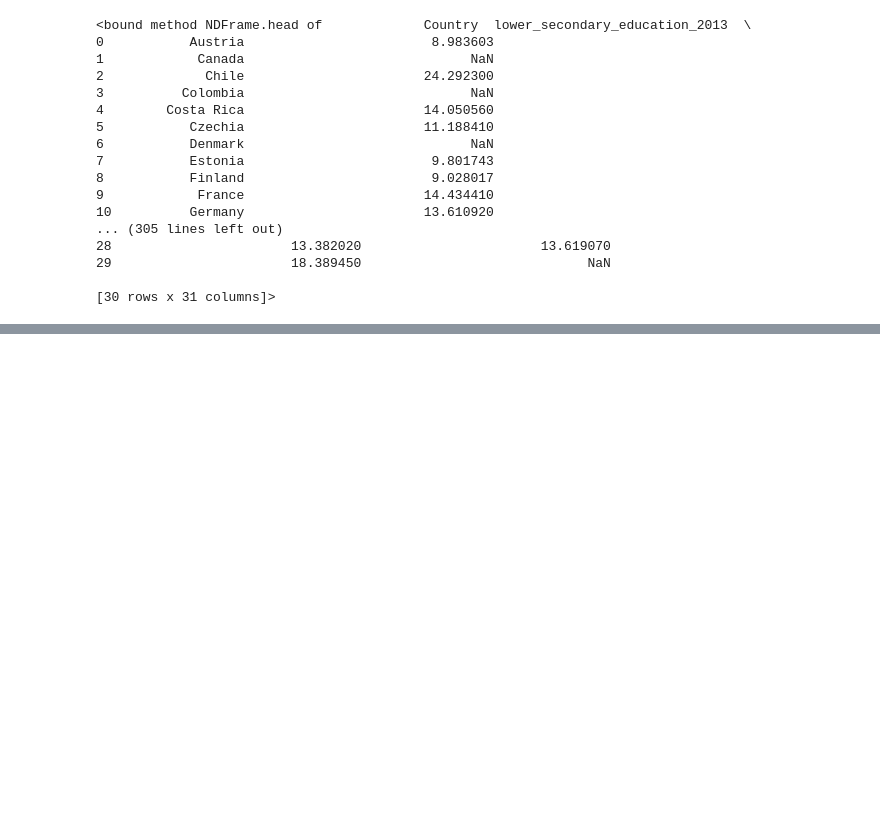
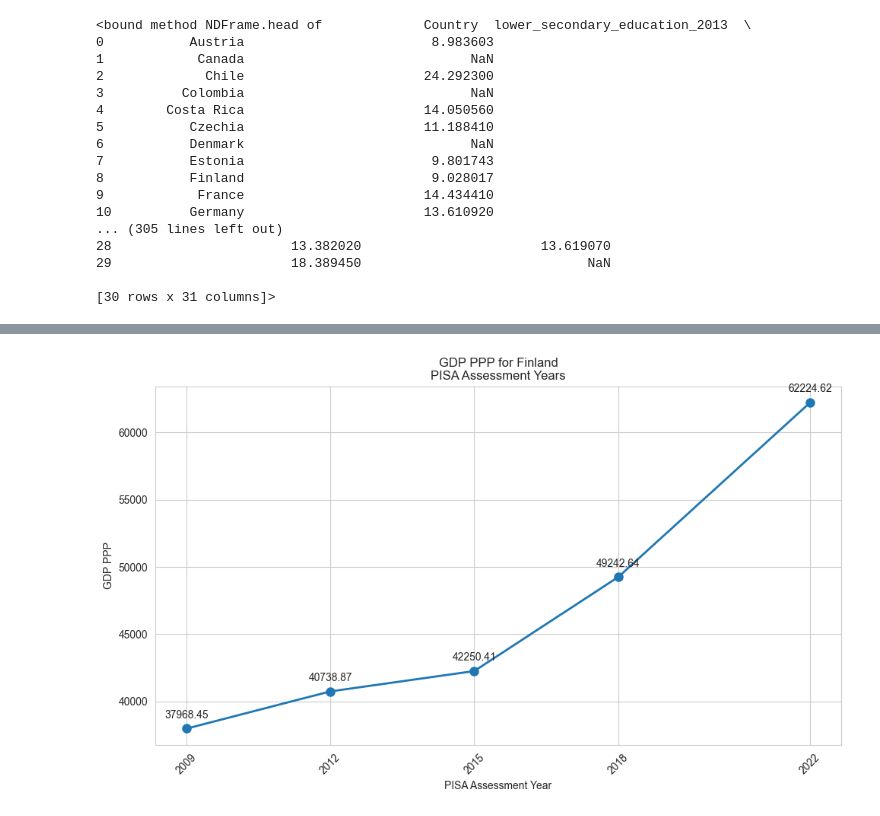
Before and after one commit to mellamanelpoeta/pol_pub2, a Jupyter notebook: source/01_eda.ipynb, the cells around one changed output, grey strips where cells are left out. Saved outputs shown, nothing was run; the diff lists cells and outputs as text; code cells hidden in the pictures; blank space fills up the shorter version.

```diff
--- a/source/01_eda.ipynb
+++ b/source/01_eda.ipynb
@@ -309,0 +829,4 @@ merged_gdp
+# %%
+math_data = get_pisa_timeseries(transformed_df, 'Finland', 'gdp')
+# %% [output]
+[figure, added]
```
Also changed, not shown: parts of 24 cells of this notebook, 7 other files.
